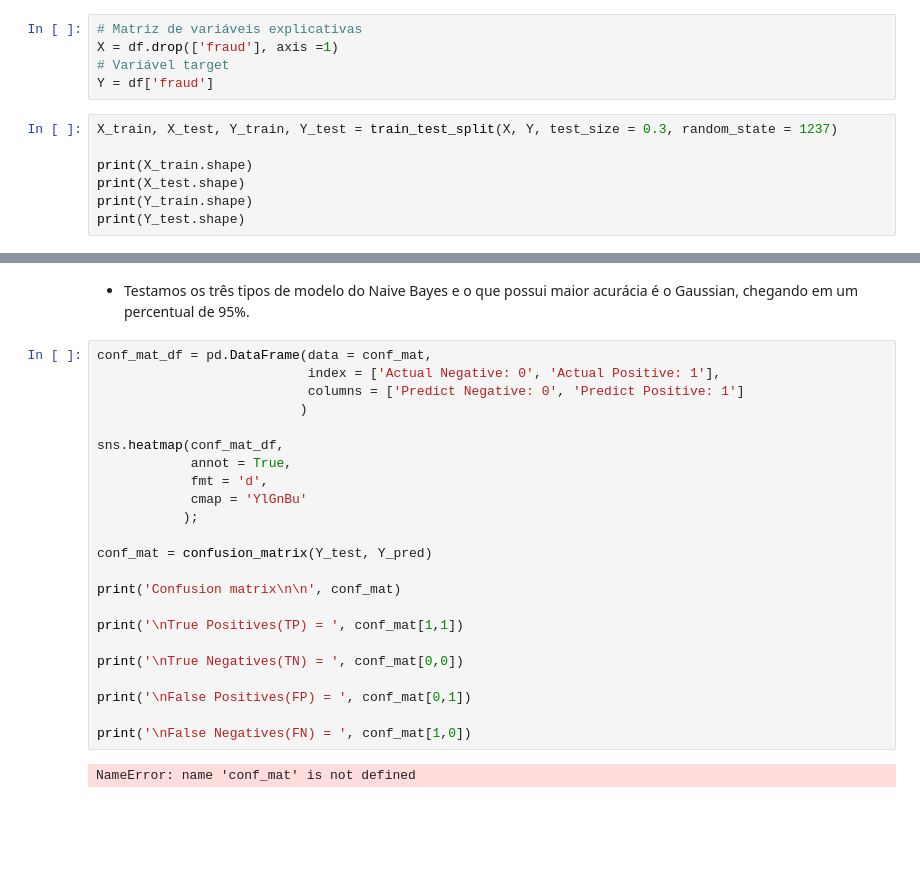
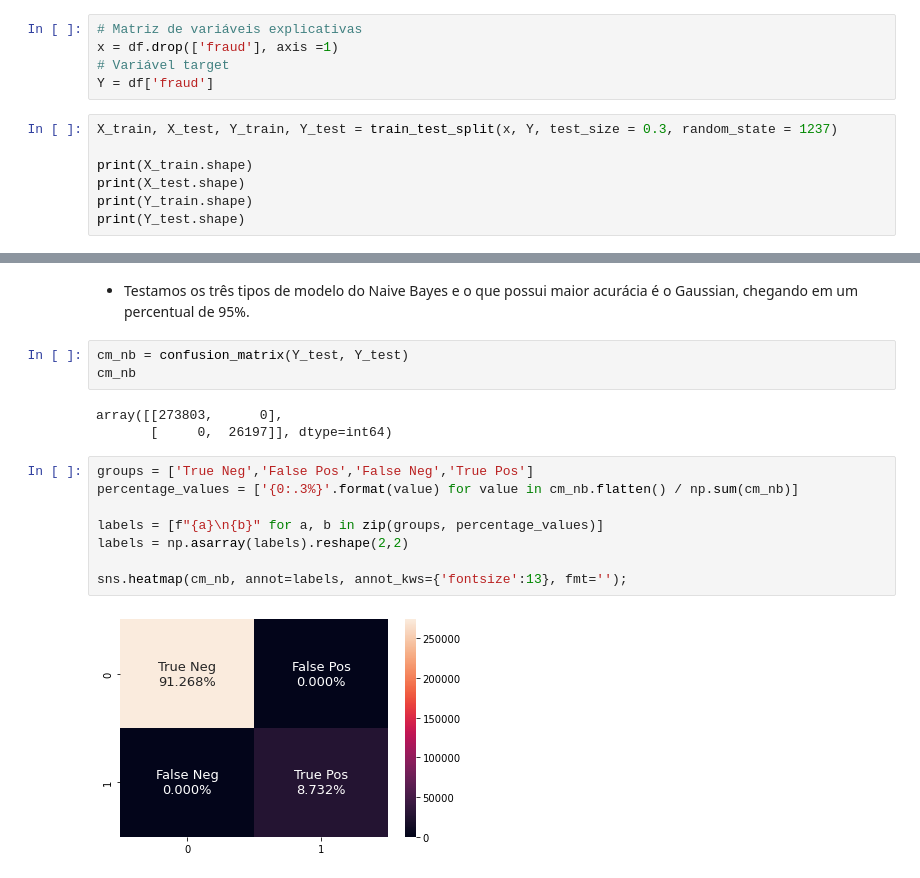
Before and after one commit to eusobergsu/credit_card_fraud, a Jupyter notebook: credit_card.ipynb, the cells around one changed output, grey strips where cells are left out. Cells and saved outputs as stored; diff of their text form; blank space fills up the shorter version.

```diff
--- a/credit_card.ipynb
+++ b/credit_card.ipynb
@@ -537,11 +537,11 @@ df.fraud.value_counts()
 Name: fraud, dtype: int64
 # %%
 # Matriz de variáveis explicativas
-X = df.drop(['fraud'], axis =1)
+x = df.drop(['fraud'], axis =1)
 # Variável target
 Y = df['fraud']
 # %%
-X_train, X_test, Y_train, Y_test = train_test_split(X, Y, test_size = 0.3, random_state = 1237)
+X_train, X_test, Y_train, Y_test = train_test_split(x, Y, test_size = 0.3, random_state = 1237)
 
 print(X_train.shape)
 print(X_test.shape)
@@ -582,28 +582,19 @@ bern.score(X_test, Y_test)
 0.9126766666666667
 # %% [markdown]
  - Testamos os três tipos de modelo do Naive Bayes e o que possui maior acurácia é o Gaussian, chegando em um percentual de 95%.
+# %%
+cm_nb = confusion_matrix(Y_test, Y_test)
+cm_nb
+# %% [output]
+array([[273803,      0],
+       [     0,  26197]], dtype=int64)
 # %%
-conf_mat_df = pd.DataFrame(data = conf_mat,
-                           index = ['Actual Negative: 0', 'Actual Positive: 1'],
-                           columns = ['Predict Negative: 0', 'Predict Positive: 1']
-                          )
+groups = ['True Neg','False Pos','False Neg','True Pos']
+percentage_values = ['{0:.3%}'.format(value) for value in cm_nb.flatten() / np.sum(cm_nb)]
 
-sns.heatmap(conf_mat_df,
-            annot = True,
-            fmt = 'd',
-            cmap = 'YlGnBu'
-           );
+labels = [f"{a}\n{b}" for a, b in zip(groups, percentage_values)]
+labels = np.asarray(labels).reshape(2,2)
 
-conf_mat = confusion_matrix(Y_test, Y_pred)
-
-print('Confusion matrix\n\n', conf_mat)
-
-print('\nTrue Positives(TP) = ', conf_mat[1,1])
-
-print('\nTrue Negatives(TN) = ', conf_mat[0,0])
-
-print('\nFalse Positives(FP) = ', conf_mat[0,1])
-
-print('\nFalse Negatives(FN) = ', conf_mat[1,0])
+sns.heatmap(cm_nb, annot=labels, annot_kws={'fontsize':13}, fmt='');
 # %% [output]
-NameError: name 'conf_mat' is not defined
+[figure, added]
```
Also changed, not shown: parts of 4 cells of this notebook.
